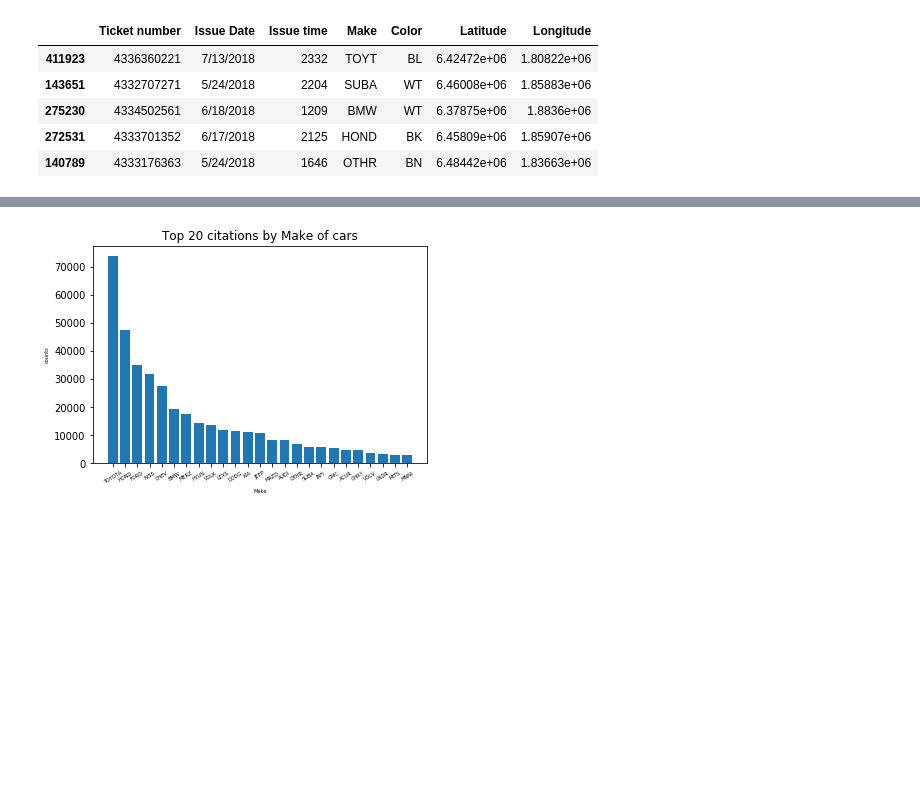
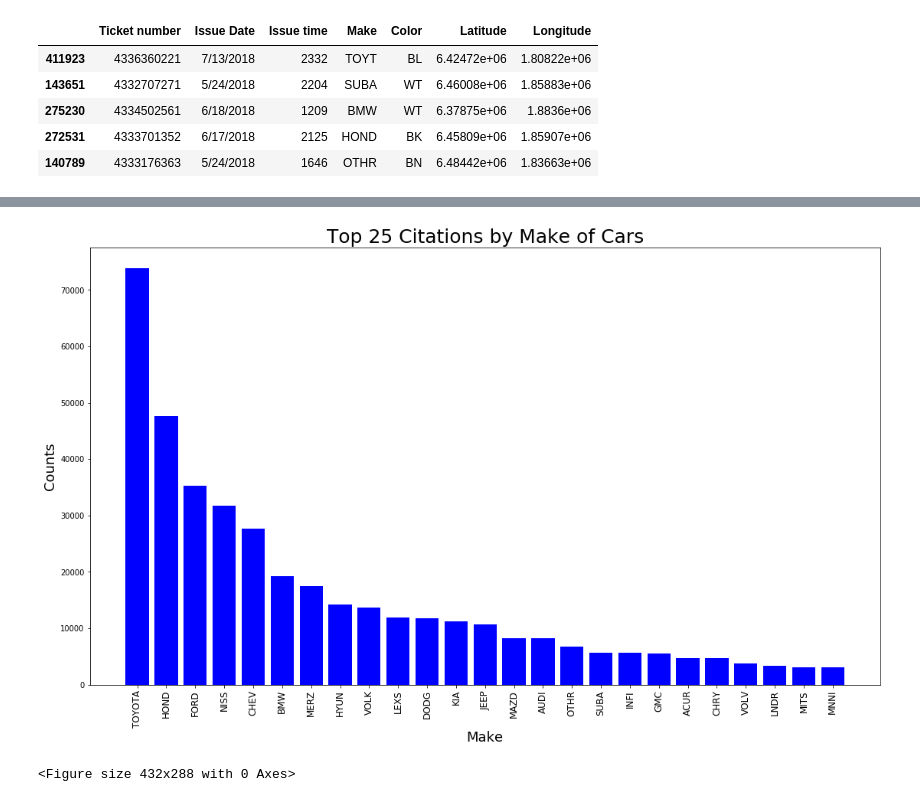
Before and after one commit to chele0630/Team3_Project1, a Jupyter notebook: CitationPy.ipynb, the cells around one changed output, grey strips where cells are left out. Cells and saved outputs as stored; diff of their text form; code cells hidden in the pictures; blank space fills up the shorter version.

Commit message:
updated fig and updated graphs

```diff
--- a/CitationPy.ipynb
+++ b/CitationPy.ipynb
@@ -92,14 +101,19 @@ citation_df7 = citation_df6.head(25)
 # %%
 #Bar plot for top 25 make of vehicles that got citations
+fig = plt.gcf()
+fig.set_size_inches(18.5, 10.5)
 x_axis=np.arange(len(citation_df7["Make"]))
-plt.bar(x_axis,citation_df7["counts"] )
-plt.xlabel('Make', fontsize=5)
-plt.ylabel('counts', fontsize=5)
-plt.xticks(x_axis, citation_df6["Make"], fontsize=5, rotation=30)
-plt.title('Top 20 citations by Make of cars')
+plt.bar(x_axis,citation_df7["counts"], color="blue" )
+plt.xlabel('Make', fontsize=18)
+plt.ylabel('Counts', fontsize=18)
+plt.xticks(x_axis, citation_df7["Make"], fontsize=12, rotation=90,)
+plt.title('Top 25 Citations by Make of Cars', fontsize=25)
+fig.savefig("make_chart.png")
 plt.show()
+plt.clf()
 # %% [output]
-[figure, old version]
+[figure, new version]
+<Figure size 432x288 with 0 Axes>
 # %%
 #Replace duplicates for all makes in top 30
 citation_df8 = citation_df4["Color"].value_counts()
```
Also changed, not shown: parts of 17 cells of this notebook, 3 other files.
